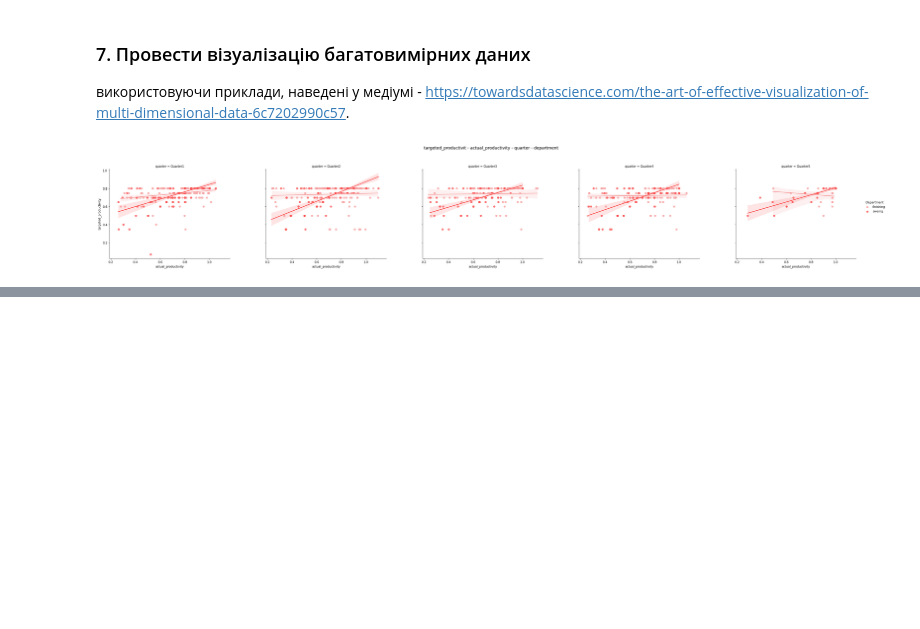
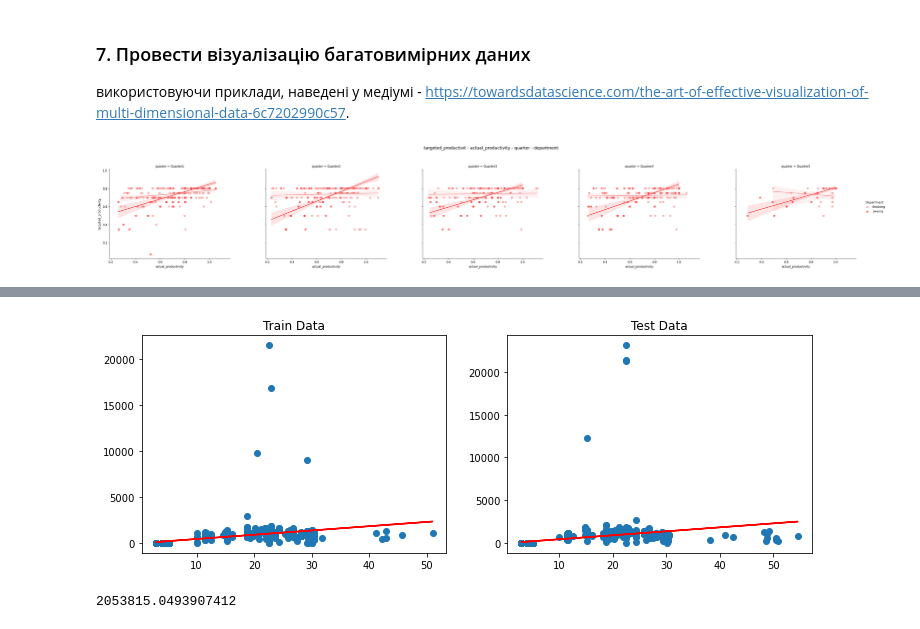
Before and after one commit to gre1wy/SpecialProgrammingSections, a Jupyter notebook: Lab3/Lab4_2.ipynb, the cells around one changed output, grey strips where cells are left out. Saved outputs shown, nothing was run; the diff lists cells and outputs as text; code cells hidden in the pictures; blank space fills up the shorter version.

```diff
--- a/Lab3/Lab4_2.ipynb
+++ b/Lab3/Lab4_2.ipynb
@@ -768,0 +766,16 @@ Execution time: 0.020208 seconds
+# %%
+def lin_regression(x, y):
+    X_train, X_test, y_train, y_test = train_test_split(x, y, test_size=0.5, random_state = 40)
+
+    X_train = np.array(X_train).reshape(-1,1)
+    X_test = np.array(X_test).reshape(-1,1)
+
+    lr = LinearRegression()
+    lr.fit(X_train, y_train)
+
+    c = lr.intercept_
+    m = lr.coef_
+    #y = cX+m
+    y_pred_train = lr.predict(X_train)
+    y_pred_test = lr.predict(X_test)
+    return X_train, X_test, y_train, y_test, y_pred_train, y_pred_test, c, m
@@ -768,0 +814,16 @@ Execution time: 0.020208 seconds
+# %%
+def show_reg(X_train, X_test, y_train, y_test, y_pred_train,  y_pred_test):
+    # Create a figure with two subplots
+    fig, (ax1, ax2) = plt.subplots(1, 2, figsize=(12, 4))  # 1 row, 2 columns
+
+    # First subplot
+    ax1.scatter(X_train, y_train)
+    ax1.plot(X_train, y_pred_train, c='red')
+    ax1.set_title("Train Data")
+
+    # Second subplot
+    ax2.scatter(X_test, y_test)
+    ax2.plot(X_test, y_pred_test, c='red')
+    ax2.set_title("Test Data")
+
+    plt.show()
@@ -768,0 +856,10 @@ Execution time: 0.020208 seconds
+# %%
+X_train_l2, X_test_l2, y_train_l2, y_test_l2, y_pred_train_l2, y_pred_test_l2, c_l2, m_l2 = lin_regression(X2, y2)
+# %%
+show_reg(X_train_l2, X_test_l2, y_train_l2, y_test_l2, y_pred_train_l2, y_pred_test_l2)
+# %% [output]
+[figure, added]
+# %%
+np.mean([mean_squared_error(y_train_l2, y_pred_train_l2), mean_squared_error(y_test_l2, y_pred_test_l2)])
+# %% [output]
+2053815.0493907412
```
Also changed, not shown: parts of 46 cells of this notebook.
